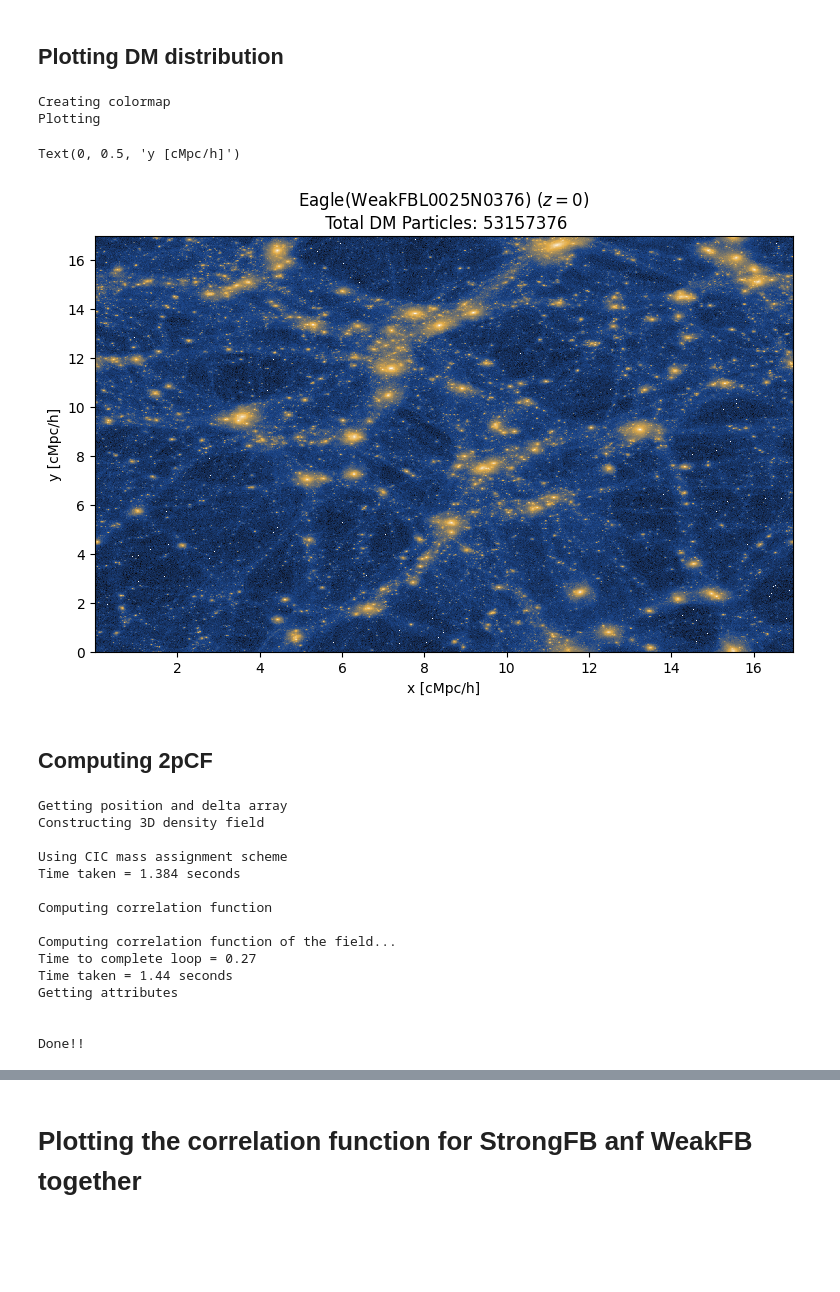
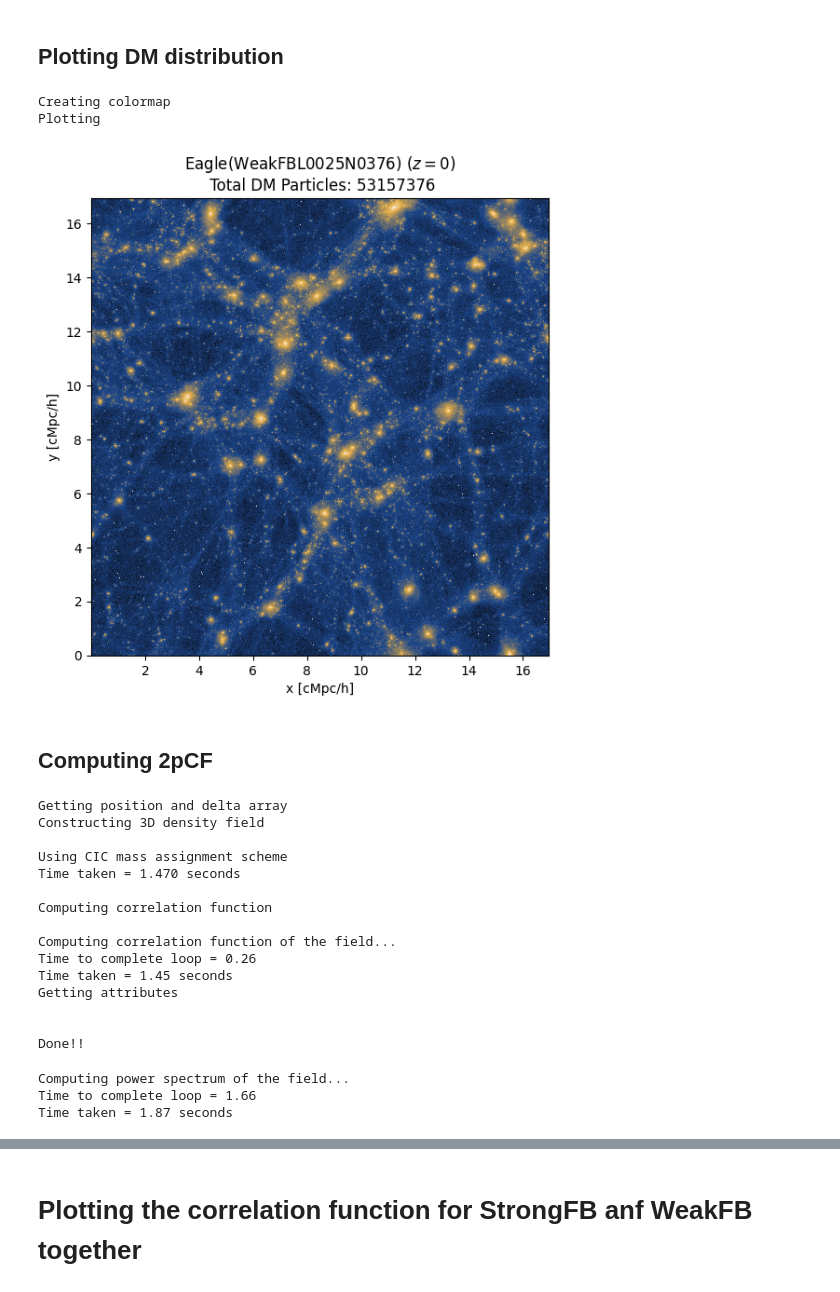
Before and after one commit to sparxastronomy/2022_SummerProject, a Jupyter notebook: Eagle/test.ipynb, the cells around one changed output, grey strips where cells are left out. Saved outputs shown, nothing was run; the diff lists cells and outputs as text; code cells hidden in the pictures; blank space fills up the shorter version.

```diff
--- a/Eagle/test.ipynb
+++ b/Eagle/test.ipynb
@@ -203,32 +248,33 @@ data = data[1:]
 # %%
 ##Plotting matter distribution
 # creating colormap for plotting
 print("Creating colormap")
 new_cmap = build_custom_continuous_cmap([9,9,14], [28, 70, 138], [227, 172, 70], [255,255,255])
 
 # plotting
 print("Plotting")
-plt.figure(figsize=(9,5.5), dpi=100)
+plt.figure(figsize=(6.5,6.5), dpi=100)
+ax = plt.gca()
+ax.set_aspect('equal')
 plt.hist2d(data[:,0], data[:,1], norm =colors.LogNorm(), cmap=new_cmap, bins=1024);
 
 plt.title('Eagle(WeakFBL0025N0376) ($z=0$)\n Total DM Particles: '+str(len(data)))
 
 plt.xlabel('x [cMpc/h]')
 plt.ylabel('y [cMpc/h]')
 
-# plt.savefig('Eagle-WeakFBL0025N0376_DM.jpg', dpi=300, bbox_inches='tight')
+plt.savefig('FinalProducts/Eagle-WeakFBL0025N0376_DM.jpg', dpi=300, bbox_inches='tight')
 # plt.show()
 # %% [output]
 Creating colormap
 Plotting
-Text(0, 0.5, 'y [cMpc/h]')
-[figure, old version]
+[figure, new version]
 # %% [markdown]
 ## Computing 2pCF
 # %%
 ## computing xi(r)
 grid = 350
-BoxSize = 25
+BoxSize = 25*h
 verbose = True
 Np = len(data)
 MAS = 'CIC'
@@ -264,15 +310,26 @@ Getting position and delta array
 Constructing 3D density field
 
 Using CIC mass assignment scheme
-Time taken = 1.384 seconds
+Time taken = 1.470 seconds
 
 Computing correlation function
 
 Computing correlation function of the field...
-Time to complete loop = 0.27
-Time taken = 1.44 seconds
+Time to complete loop = 0.26
+Time taken = 1.45 seconds
 Getting attributes
 
 
 Done!!
+# %%
+## computing P(k)
+Pk = PKL.Pk(delta, BoxSize, axis, MAS, threads, verbose)
+
+# 3D P(k)
+k       = Pk.k3D
+Pk0     = Pk.Pk[:,0] #monopole
+# %% [output]
+Computing power spectrum of the field...
+Time to complete loop = 1.66
+Time taken = 1.87 seconds
 # %%
```
Also changed, not shown: parts of 17 cells of this notebook, 10 other files.
